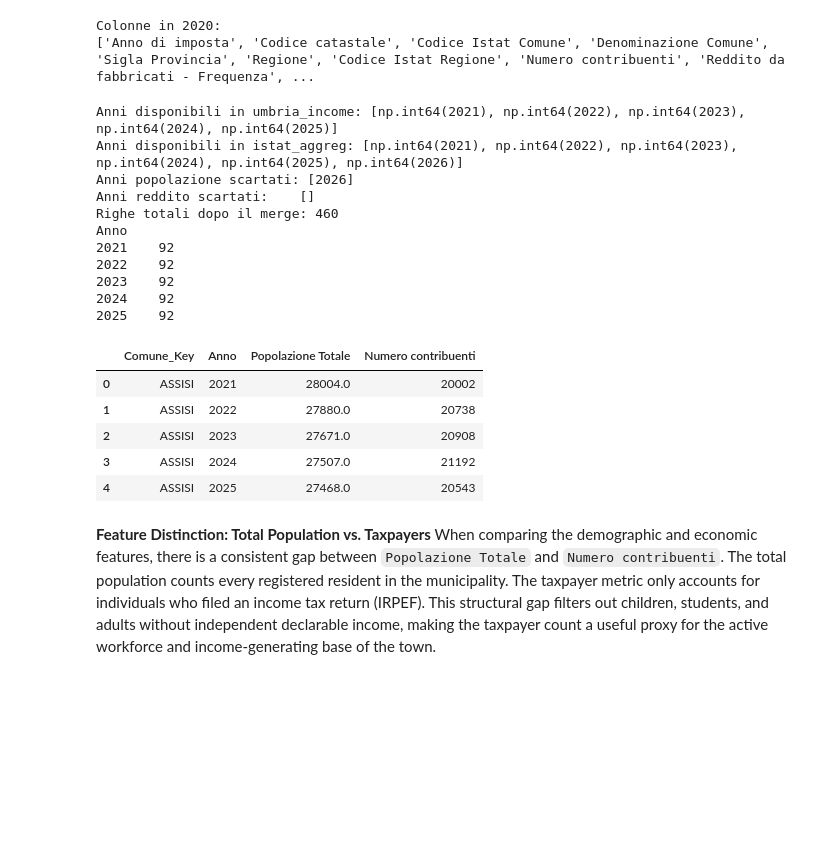
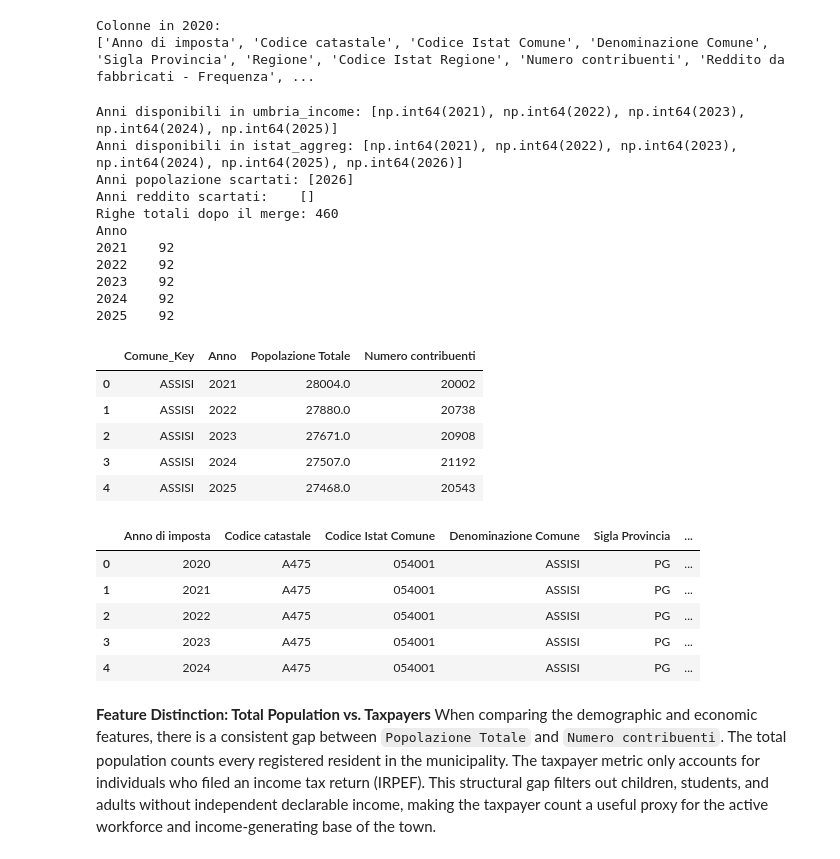
Before and after one commit to leobagnoli/umbria-housing-prices, a Jupyter notebook: notebooks/01_data_exploration_multiyear.ipynb, the cells around one changed output. Saved outputs shown, nothing was run; the diff lists cells and outputs as text; code cells hidden in the pictures; blank space fills up the shorter version.

```diff
--- a/notebooks/01_data_exploration_multiyear.ipynb
+++ b/notebooks/01_data_exploration_multiyear.ipynb
@@ -127,33 +159,40 @@ dataset_completo = pd.merge(
     on=['Codice_Comune', 'Anno'], how='inner', validate='one_to_one'
 )
 dataset_completo = dataset_completo.sort_values(['Codice_Comune', 'Anno']).reset_index(drop=True)
 
 # Verify merge: which years were dropped, and 92 comuni per remaining year
 print("Anni popolazione scartati:", sorted(set(istat_aggreg['Anno']) - set(dataset_completo['Anno'])))
 print("Anni reddito scartati:   ", sorted(set(umbria_income['Anno']) - set(dataset_completo['Anno'])))
 print(f"Righe totali dopo il merge: {len(dataset_completo)}")
 print(dataset_completo.groupby('Anno').size().to_string())
 
 selected_row = dataset_completo[dataset_completo['Comune_Key'] == 'ASSISI']
 display(selected_row[['Comune_Key', 'Anno', 'Popolazione Totale', 'Numero contribuenti']])
+display(selected_row)
 # %% [output]
 Anni disponibili in umbria_income: [np.int64(2021), np.int64(2022), np.int64(2023), np.int64(2024), np.int64(2025)]
 Anni disponibili in istat_aggreg: [np.int64(2021), np.int64(2022), np.int64(2023), np.int64(2024), np.int64(2025), np.int64(2026)]
 Anni popolazione scartati: [2026]
 Anni reddito scartati:    []
 Righe totali dopo il merge: 460
 Anno
 2021    92
 2022    92
 2023    92
 2024    92
 2025    92
 |  | Comune_Key | Anno | Popolazione Totale | Numero contribuenti |
 | 0 | ASSISI | 2021 | 28004.0 | 20002 |
 | 1 | ASSISI | 2022 | 27880.0 | 20738 |
 | 2 | ASSISI | 2023 | 27671.0 | 20908 |
 | 3 | ASSISI | 2024 | 27507.0 | 21192 |
 | 4 | ASSISI | 2025 | 27468.0 | 20543 |
+|  | Anno di imposta | Codice catastale | Codice Istat Comune | Denominazione Comune | Sigla Provincia | ... |
+| 0 | 2020 | A475 | 054001 | ASSISI | PG | ... |
+| 1 | 2021 | A475 | 054001 | ASSISI | PG | ... |
+| 2 | 2022 | A475 | 054001 | ASSISI | PG | ... |
+| 3 | 2023 | A475 | 054001 | ASSISI | PG | ... |
+| 4 | 2024 | A475 | 054001 | ASSISI | PG | ... |
 # %% [markdown]
 **Feature Distinction: Total Population vs. Taxpayers**
 When comparing the demographic and economic features, there is a consistent gap between `Popolazione Totale` and `Numero contribuenti`. The total population counts every registered resident in the municipality. The taxpayer metric only accounts for individuals who filed an income tax return (IRPEF). This structural gap filters out children, students, and adults without independent declarable income, making the taxpayer count a useful proxy for the active workforce and income-generating base of the town.
```
Also changed, not shown: parts of 5 cells of this notebook, 5 other files.
